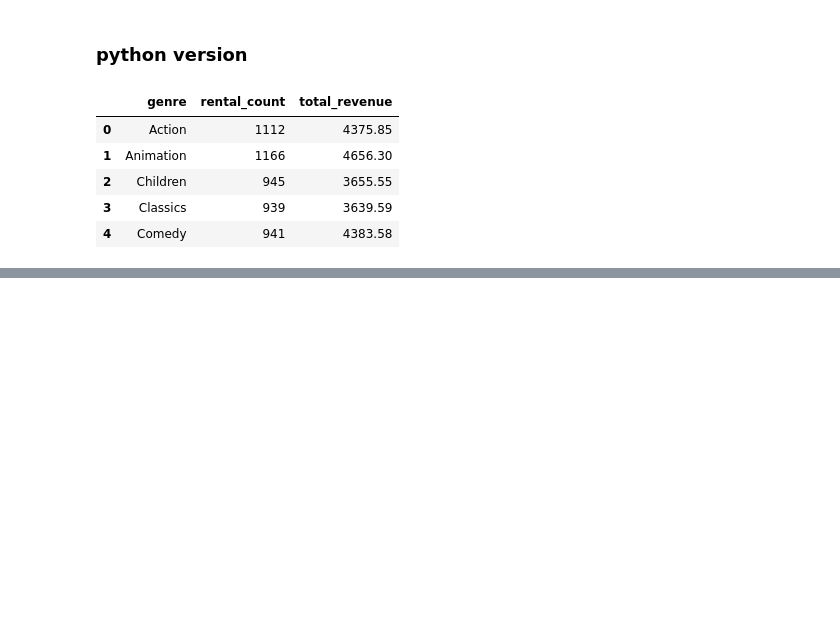
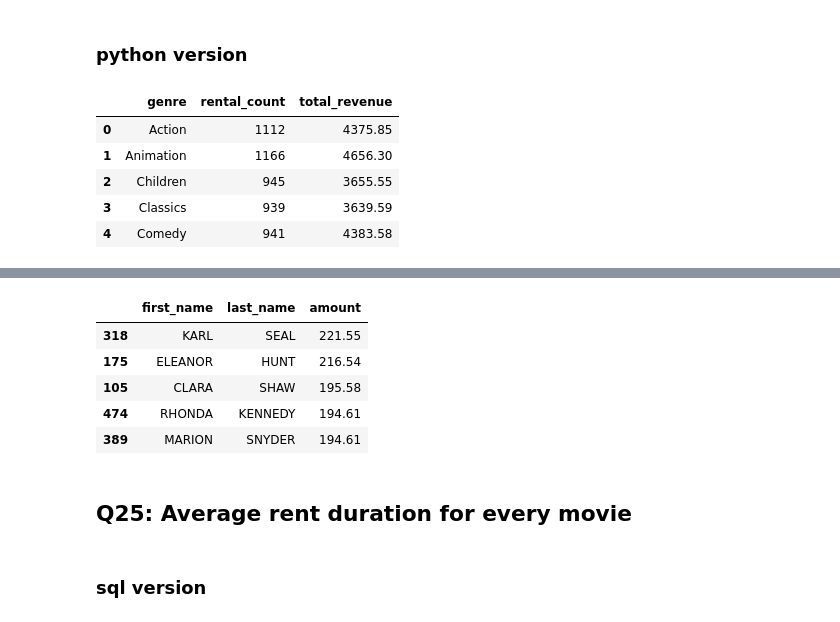
Before and after one commit to cenkerarin/lotus-practice, a Jupyter notebook: practice.ipynb, the cells around one changed output, grey strips where cells are left out. Drawn from its saved outputs; the diff is of its cells as text; code cells hidden in the pictures; blank space fills up the shorter version.

```diff
--- a/practice.ipynb
+++ b/practice.ipynb
@@ -934,0 +1090,34 @@ df.head()
+# %%
+rental_df = pd.read_sql_query("SELECT * FROM rental", conn)
+payment_df = pd.read_sql_query("SELECT * FROM payment", conn)
+film_df = pd.read_sql_query("SELECT * FROM film", conn)
+category_df = pd.read_sql_query("SELECT * FROM category", conn)
+film_category_df = pd.read_sql_query("SELECT * FROM film_category", conn)
+inventory_df = pd.read_sql_query("SELECT * FROM inventory", conn)
+customer_df = pd.read_sql_query("SELECT * FROM customer", conn)
+
+dropping_list = (film_df, category_df, film_category_df, inventory_df, rental_df, payment_df, customer_df)
+
+for df in dropping_list:
+    if 'last_update' in df.columns:
+        df.drop('last_update', axis=1, inplace=True)
+# %%
+cr = customer_df.merge(rental_df, on='customer_id', how='inner')
+crp = cr.merge(payment_df, on='rental_id', how='inner')
+
+df = crp.groupby(['first_name', 'last_name']).agg({
+    'amount': 'sum'
+}).reset_index()
+
+df.sort_values('amount', ascending=False).head(5)
+# %% [output]
+|  | first_name | last_name | amount |
+| 318 | KARL | SEAL | 221.55 |
+| 175 | ELEANOR | HUNT | 216.54 |
+| 105 | CLARA | SHAW | 195.58 |
+| 474 | RHONDA | KENNEDY | 194.61 |
+| 389 | MARION | SNYDER | 194.61 |
+# %% [markdown]
+## Q25: Average rent duration for every movie
+# %% [markdown]
+### sql version
```
Also changed, not shown: parts of 23 cells of this notebook.
